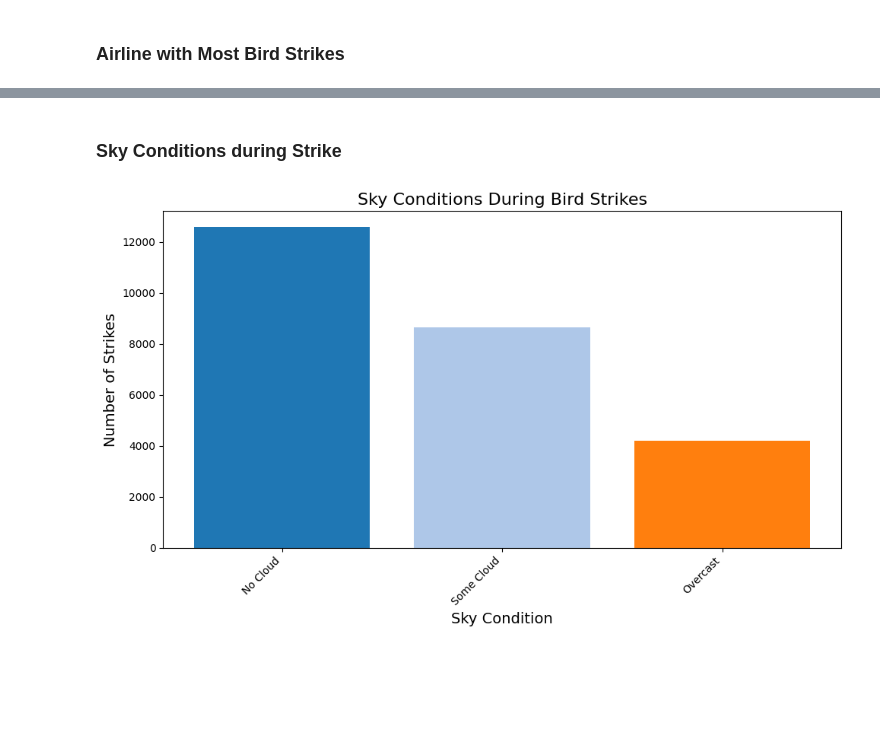
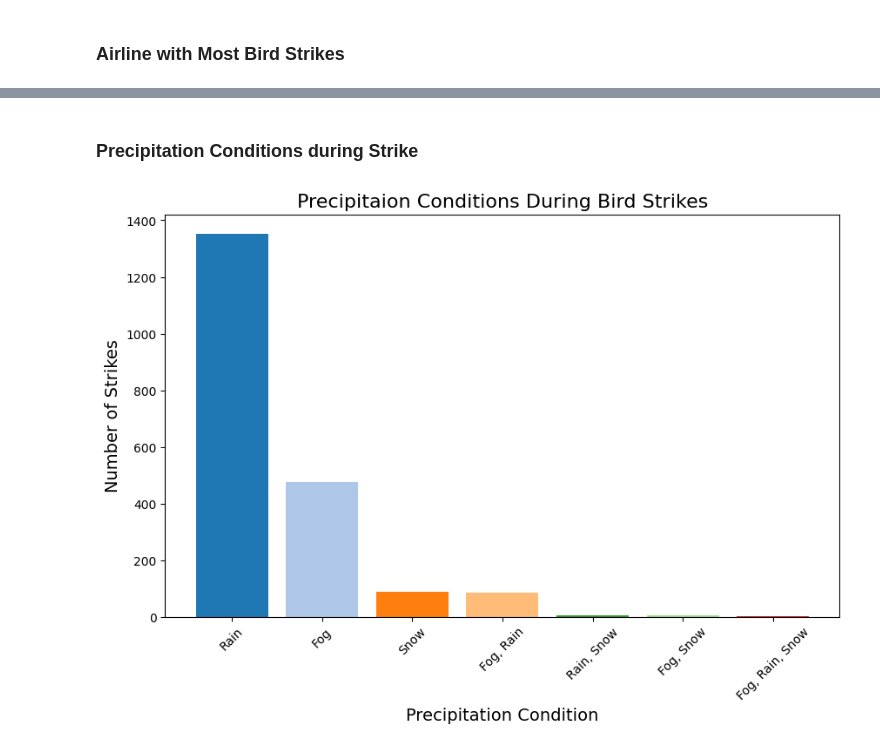
Before and after one commit to Mkhan13/bird_strikes, a Jupyter notebook: bird_strikes.ipynb, the cells around one changed output, grey strips where cells are left out. Cells and saved outputs as stored; diff of their text form; code cells hidden in the pictures; blank space fills up the shorter version.

Commit message:
change sky conditions

```diff
--- a/bird_strikes.ipynb
+++ b/bird_strikes.ipynb
@@ -140,21 +140,21 @@ plt.show()
 # %% [markdown]
-### Sky Conditions during Strike
+### Precipitation Conditions during Strike
 # %%
 # Count the occurrences of each unique sky condition
-sky_conditions = df['ConditionsSky'].value_counts()
+precipitation_conditions = df['ConditionsPrecipitation'].value_counts()
 
 # Generate a unique color for each bar
-colors = cm.tab20(range(len(strikes_by_species)))
+colors = cm.tab20(range(len(precipitation_conditions)))
 
 # Plot the data as a bar chart
 plt.figure(figsize=(10, 6))
-plt.bar(sky_conditions.index, sky_conditions.values, color=colors)
-plt.title('Sky Conditions During Bird Strikes', fontsize=16)
-plt.xlabel('Sky Condition', fontsize=14)
+plt.bar(precipitation_conditions.index, precipitation_conditions.values, color=colors)
+plt.title('Precipitaion Conditions During Bird Strikes', fontsize=16)
+plt.xlabel('Precipitation Condition', fontsize=14)
 plt.ylabel('Number of Strikes', fontsize=14)
-plt.xticks(rotation=45, ha='right')  # Rotate x-axis labels for better readability
+plt.xticks(rotation=45)  # Rotate x-axis labels for better readability
 
 # Show the graph
 plt.show()
 # %% [output]
-[figure, old version]
+[figure, new version]
```
Also changed, not shown: parts of 1 cell of this notebook.
